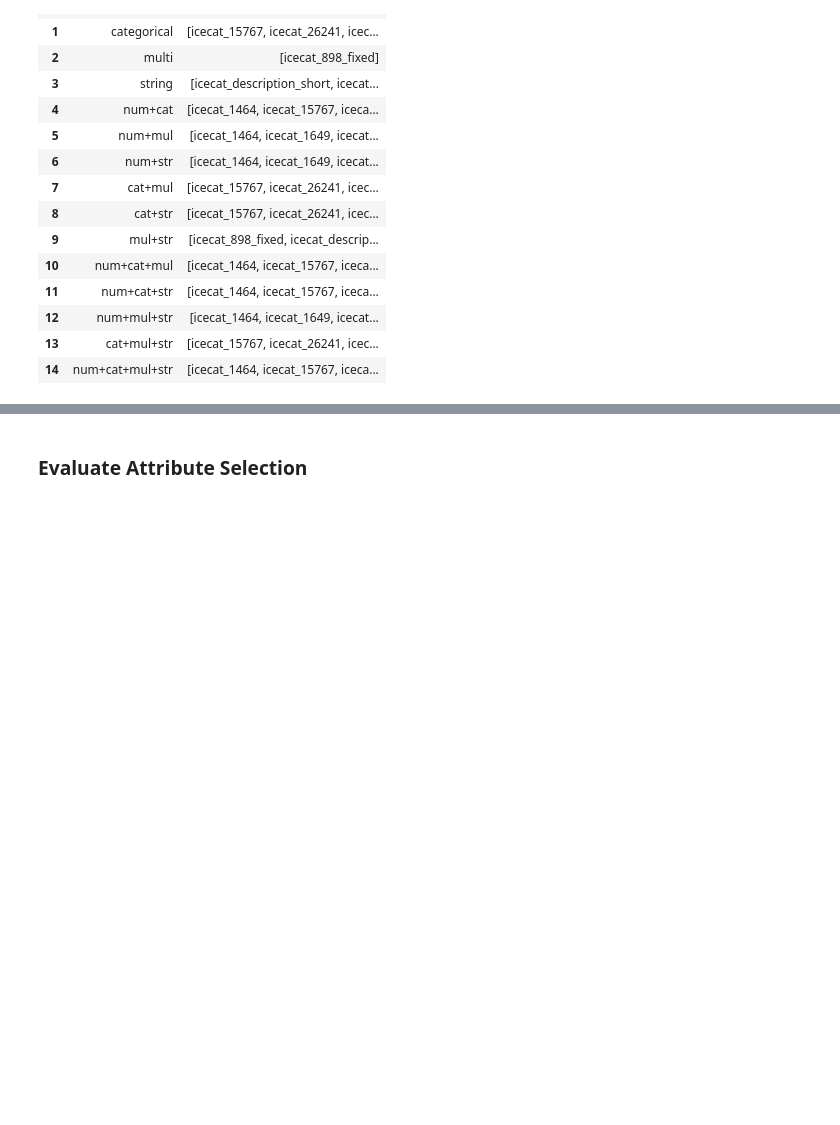
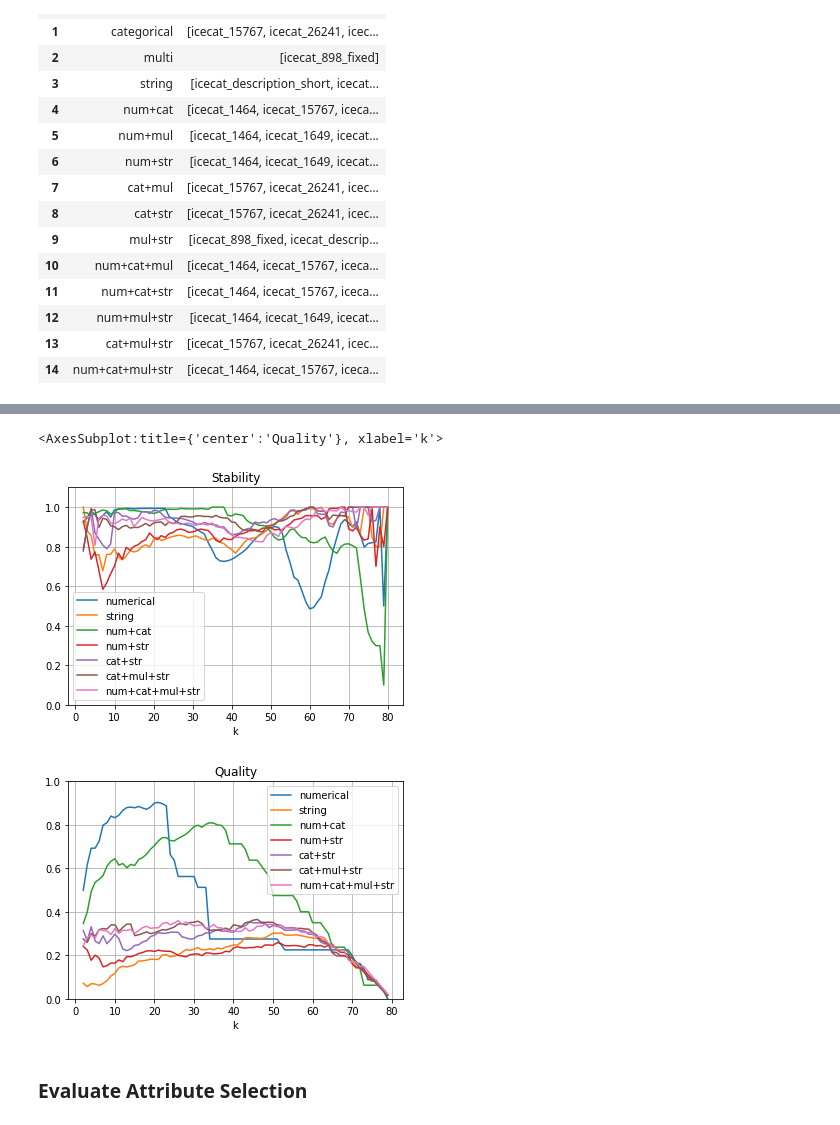
Before and after one commit to hd-code/ma-product-clustering, a Jupyter notebook: cluster-analysis/notebooks/clustering/1-cases.ipynb, the cells around one changed output, grey strips where cells are left out. Drawn from its saved outputs; the diff is of its cells as text; code cells hidden in the pictures; blank space fills up the shorter version.

```diff
--- a/cluster-analysis/notebooks/clustering/1-cases.ipynb
+++ b/cluster-analysis/notebooks/clustering/1-cases.ipynb
@@ -303,3 +337,17 @@ pd.DataFrame({
+# %%
+type_combis = ["numerical", "string", "num+cat", "num+str", "cat+str", "cat+mul+str", "num+cat+mul+str"]
+pd.DataFrame({
+    type_combi: metrics_types[type_combi]["stabilities"]
+    for type_combi in type_combis
+}, index=range(2, n+1)).plot.line(title="Stability", ylim=(0,1.1), xlabel="k", grid=True)
+pd.DataFrame({
+    type_combi: metrics_types[type_combi]["qualities"]
+    for type_combi in type_combis
+}, index=range(2, n)).plot.line( title="Quality", ylim=(0,1), xlabel="k", grid=True)
+# %% [output]
+<AxesSubplot:title={'center':'Quality'}, xlabel='k'>
+[figure, added]
+[figure, added]
 # %% [markdown]
 ### Evaluate Attribute Selection
 # %% [markdown]
```
Also changed, not shown: parts of 27 cells of this notebook, 6 other files.
